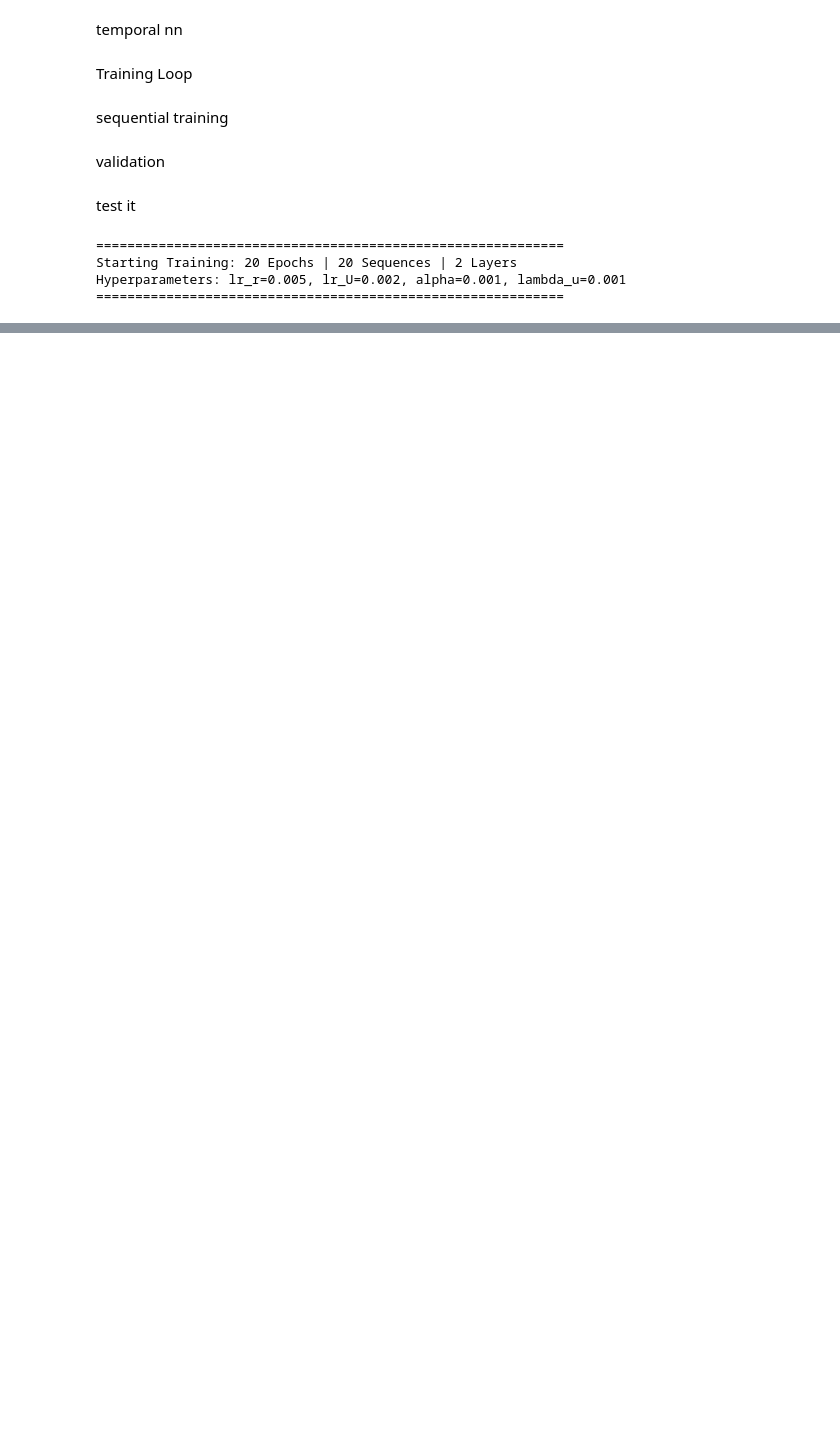
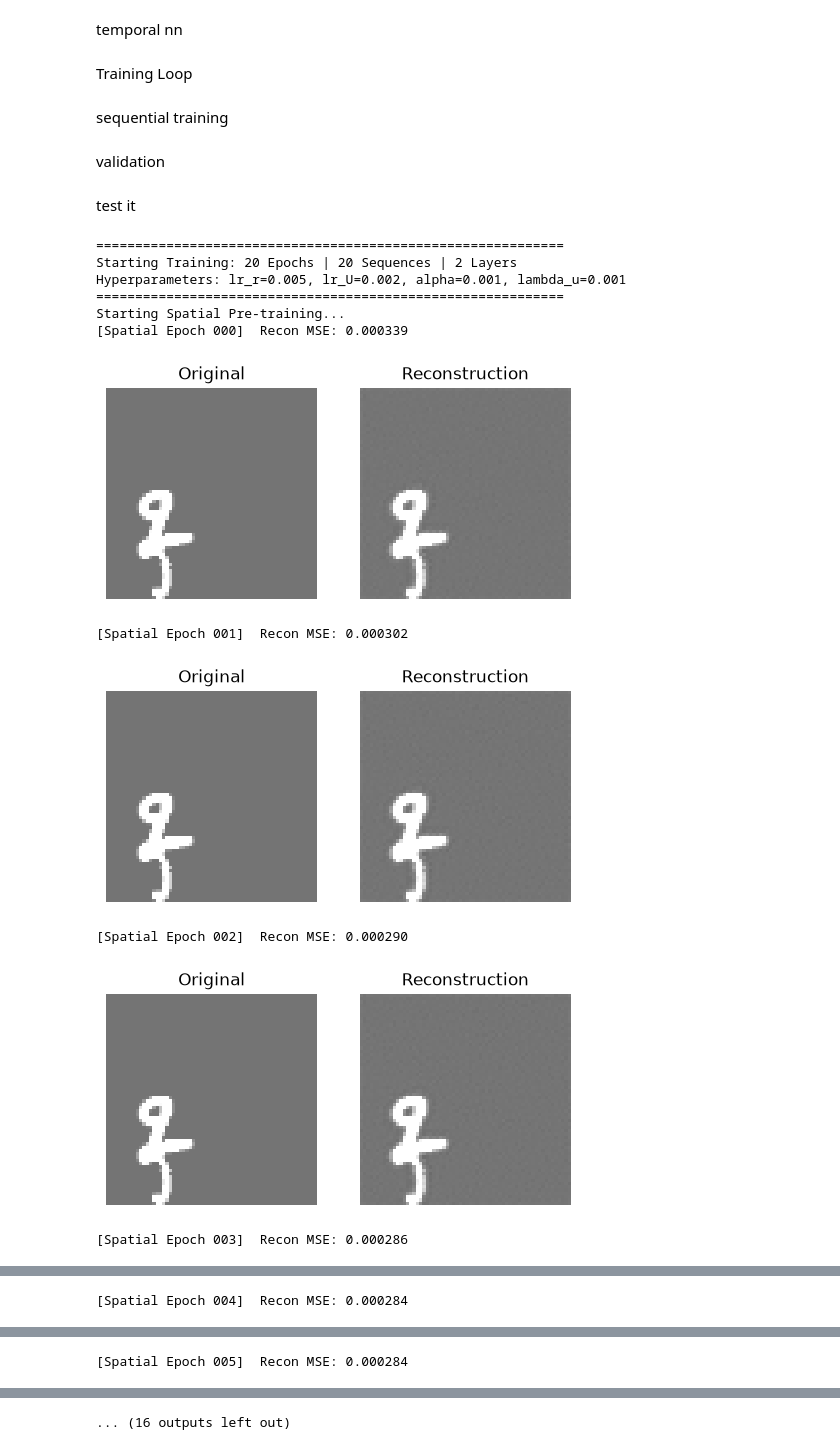
Before and after one commit to PandaGrdn/research-reimplementations, a Jupyter notebook: predictive_coding_proj/temporal_predictive_coding.ipynb, the cells around one changed output, grey strips where cells are left out. Cells and saved outputs as stored; diff of their text form; code cells hidden in the pictures; blank space fills up the shorter version.

```diff
--- a/predictive_coding_proj/temporal_predictive_coding.ipynb
+++ b/predictive_coding_proj/temporal_predictive_coding.ipynb
@@ -136,14 +214,14 @@ def train_loop(I_curr, r_prev2, r_prev1, r_curr, alpha, lambda_u, lr_r, lr_u,sig
 
         with torch.no_grad():
             for j in range(num_layers):
-                if deconvs[j].weight.grad is not None:
+                if deconvs[j].weight.requires_grad and deconvs[j].weight.grad is not None:
                     deconvs[j].weight -= lr_u * (deconvs[j].weight.grad + lambda_u * deconvs[j].weight)
                     deconvs[j].weight /= (torch.linalg.vector_norm(deconvs[j].weight, ord=2, dim=(1, 2, 3), keepdim=True) + 1e-8)
                     deconvs[j].weight.grad = None
             for param in temporal_nn.parameters():
                 if param.grad is not None:
                     param -= lr_u * (param.grad + lambda_u * param)
-                    param /= (torch.linalg.vector_norm(param, ord=2) + 1e-8)
+                    #param /= (torch.linalg.vector_norm(param, ord=2) + 1e-8)
                     param.grad = None
 
     return r_curr
@@ -274,6 +352,8 @@ def main():
     T_context = 10
     T_future = 10
     sequences = [input_data[i].float() / 255.0 for i in range(num_data)]
+    num_spatial_epochs = 8
+    num_pretrain_frames = 200
     num_train_epochs = 20
     alpha = 0.001
     lambda_u = 0.001
@@ -294,16 +374,27 @@ def main():
     _, r_init, deconvs = make_variables(sequences[0][0], num_layers=num_layers)
     temporal_nn = TemporalNN(r_init)
 
+    all_frames = [seq[t] for seq in sequences for t in range(seq.shape[0])]
+    idx = torch.randperm(len(all_frames))[:num_pretrain_frames].tolist()
+    pretrain_frames = [all_frames[i] for i in idx]
+
+    deconvs = pretrain_spatial(
+        pretrain_frames, r_init, alpha, lambda_u, lr_r, lr_U, sigma_2,
+        num_spatial_epochs, num_epochs_inner, num_layers, deconvs
+    )
+
+    for deconv in deconvs:
+        deconv.weight.requires_grad = False
+
     for epoch in range(num_train_epochs):
         for seq in sequences:
-            r_prev2 = None
-            r_prev1 = None
+            context = seq[:T_context]
             r_curr = [ri.clone() for ri in r_init]
-            for t in range(T_context):
-                I = seq[t] - seq[t].mean()
-                r_curr = train_loop(I, r_prev2, r_prev1, r_curr, alpha, lambda_u, lr_r, lr_U, sigma_2, num_epochs_outer, num_epochs_inner, num_layers, deconvs, temporal_nn)
-                r_prev2 = r_prev1
-                r_prev1 = [ri.detach().clone() for ri in r_curr]
+            context_centered = torch.stack([context[t] - context[t].mean() for t in range(T_context)], dim=0)
+            train_video_sequence(
+                context_centered, r_curr, alpha, lambda_u, lr_r, lr_U, sigma_2,
+                num_epochs_outer, num_epochs_inner, num_layers, deconvs, temporal_nn
+            )
 
         if epoch % 5 == 0 or epoch == num_train_epochs - 1:
             mse_rollout, mse_per_frame, future_true, future_pred, _ = validate_heirarchical(
@@ -317,30 +408,38 @@ def main():
                 axes[0, t].set_title(f"True {T_context + t}")
                 axes[0, t].axis("off")
                 axes[1, t].imshow(future_pred[t].reshape(64, 64).detach().numpy(), cmap="gray", vmin=-0.5, vmax=0.5)
                 axes[1, t].set_title(f"Pred {T_context + t}")
                 axes[1, t].axis("off")
             plt.show()
 
     val_seq = input_data[num_data].float() / 255.0
     mse_rollout, mse_per_frame, future_true, future_pred, _ = validate_heirarchical(
         val_seq, r_init, num_epochs_inner, num_layers, sigma_2, alpha, lr_r, deconvs, temporal_nn, T_context, T_future
     )
     print(f"Validation  ->  Rollout MSE: {mse_rollout:.6f}  |  Per-frame: {[f'{x:.4f}' for x in mse_per_frame.tolist()]}")
 
     fig, axes = plt.subplots(2, T_future, figsize=(2 * T_future, 4))
     for t in range(T_future):
         axes[0, t].imshow(future_true[t].reshape(64, 64).detach().numpy(), cmap="gray", vmin=-0.5, vmax=0.5)
         axes[0, t].set_title(f"True {T_context + t}")
         axes[0, t].axis("off")
         axes[1, t].imshow(future_pred[t].reshape(64, 64).detach().numpy(), cmap="gray", vmin=-0.5, vmax=0.5)
         axes[1, t].set_title(f"Pred {T_context + t}")
         axes[1, t].axis("off")
     plt.show()
 
 if __name__ == "__main__":
     main()
 # %% [output]
 ============================================================
 Starting Training: 20 Epochs | 20 Sequences | 2 Layers
 Hyperparameters: lr_r=0.005, lr_U=0.002, alpha=0.001, lambda_u=0.001
 ============================================================
+Starting Spatial Pre-training...
+[Spatial Epoch 000]  Recon MSE: 0.000339
+[figure, added]
+[Spatial Epoch 001]  Recon MSE: 0.000302
+[figure, added]
+[Spatial Epoch 002]  Recon MSE: 0.000290
+[figure, added]
+[Spatial Epoch 003]  Recon MSE: 0.000286
@@ -346,0 +447 @@ Hyperparameters: lr_r=0.005, lr_U=0.002, alpha=0.001, lambda_u=0.001
+[Spatial Epoch 004]  Recon MSE: 0.000284
@@ -346,0 +449 @@ Hyperparameters: lr_r=0.005, lr_U=0.002, alpha=0.001, lambda_u=0.001
+[Spatial Epoch 005]  Recon MSE: 0.000284
@@ -346,0 +451 @@ Hyperparameters: lr_r=0.005, lr_U=0.002, alpha=0.001, lambda_u=0.001
+... (16 outputs left out)
```
Also changed, not shown: parts of 4 cells of this notebook.
